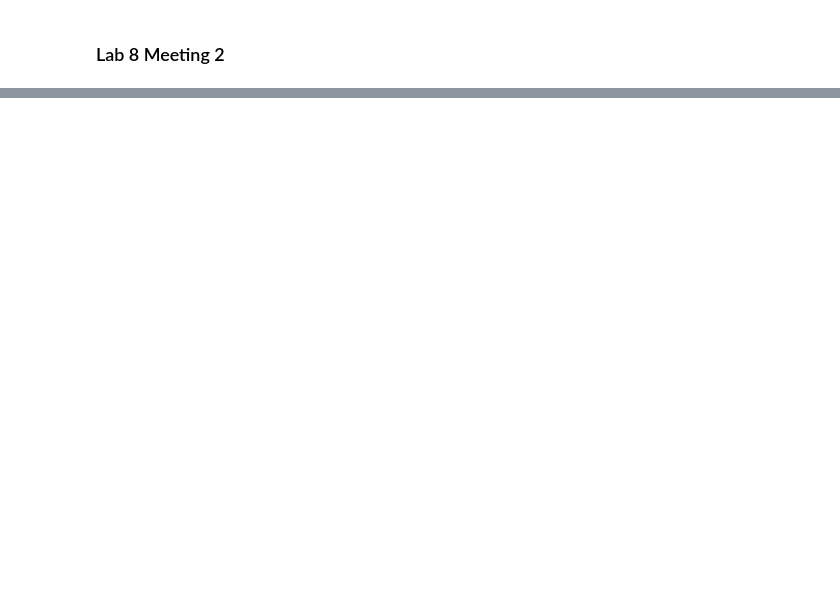
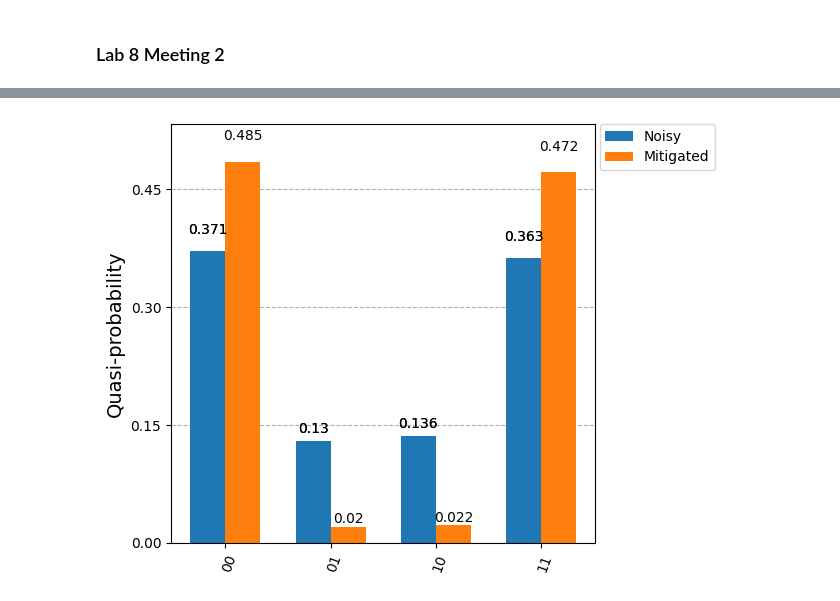
Before and after one commit to MatthewJarek/Quantum_Information_Lab, a Jupyter notebook: Labs/Lab8/Lab8M2.ipynb, the cells around one changed output, grey strips where cells are left out. Saved outputs shown, nothing was run; the diff lists cells and outputs as text; code cells hidden in the pictures; blank space fills up the shorter version.

```diff
--- a/Labs/Lab8/Lab8M2.ipynb
+++ b/Labs/Lab8/Lab8M2.ipynb
@@ -54,0 +58,25 @@ plot_histogram(noisy_counts)
+# %%
+from qiskit_experiments.library import CorrelatedReadoutError
+# 1. Calibrate on the noisy backend
+exp = CorrelatedReadoutError(physical_qubits=[0,1])
+exp_data = exp.run(backend = backend).block_for_results()
+
+# 2. Extract Mitigator
+# meas_fitter - exp_data.analysis_results("Correlated Readout Mitigator").value
+# Get all results as a pandas DataFrame (avoids the warning)
+df = exp_data.analysis_results(dataframe = True)
+# Filter for the mitigator and extract its value
+meas_fitter = df.loc[df["name"] == "Correlated Readout Mitigator", "value"].iloc[0]
+
+# 3. Run the Bell Circuit
+qc_t = transpile(qc, backend)
+noisy_counts = backend.run(qc_t, shots=1024).result().get_counts()
+
+# 4. Mitigate
+mitigated_quasi = meas_fitter.quasi_probabilities(noisy_counts)
+mitigated_dict = mitigated_quasi.binary_probabilities(num_bits = 2)
+
+# 5. Compare
+plot_histogram([noisy_counts, mitigated_dict], legend=["Noisy", "Mitigated"])
+# %% [output]
+[figure, added]
```
Also changed, not shown: parts of 41 cells of this notebook, 47 other files.
